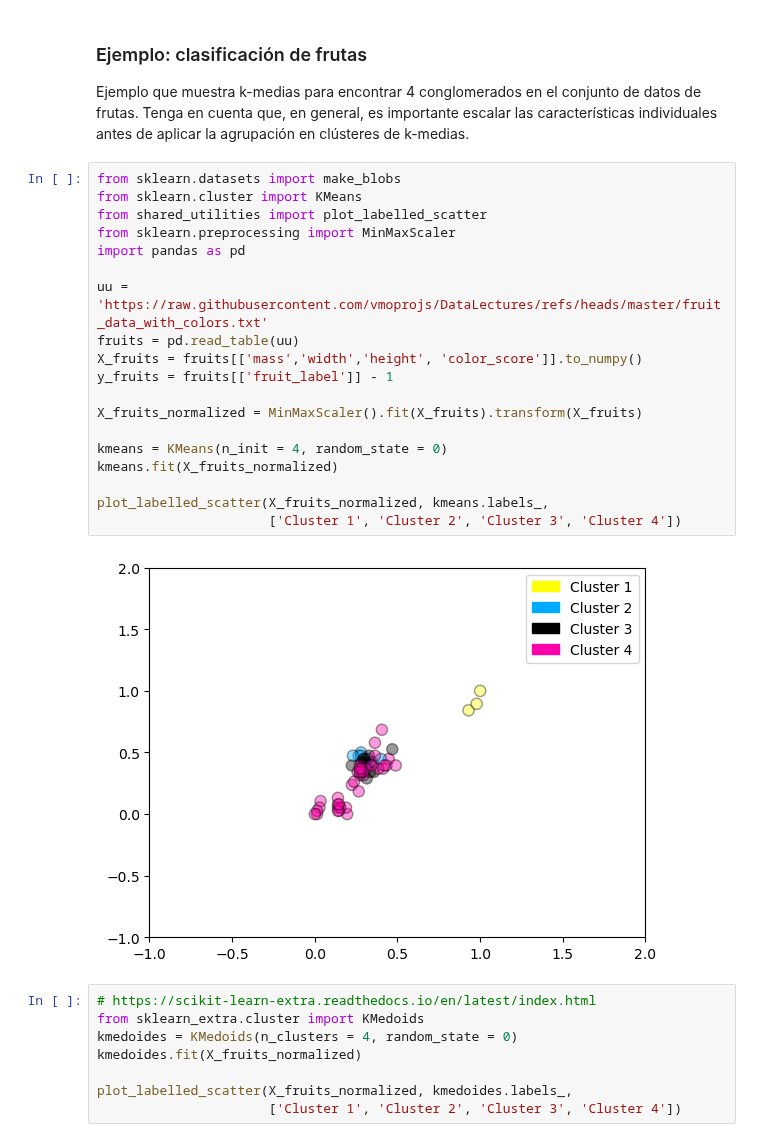
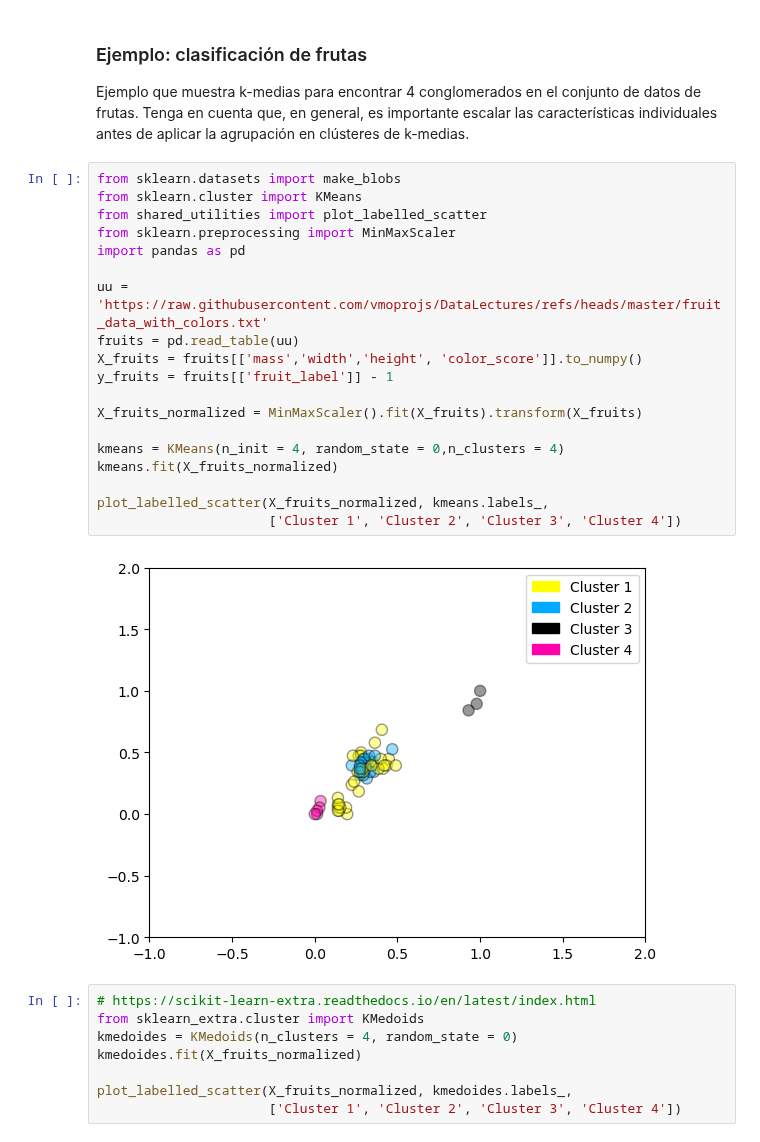
Before and after one commit to vmoprojs/MLPython, a Jupyter notebook: _build/jupyter_execute/NoSupervizado.ipynb, the cells around one changed output. Drawn from its saved outputs; the diff is of its cells as text.

```diff
--- a/_build/jupyter_execute/NoSupervizado.ipynb
+++ b/_build/jupyter_execute/NoSupervizado.ipynb
@@ -77,24 +77,24 @@ Ejemplo que muestra k-medias para encontrar 4 conglomerados en el conjunto de da
 # %%
 from sklearn.datasets import make_blobs
 from sklearn.cluster import KMeans
 from shared_utilities import plot_labelled_scatter
 from sklearn.preprocessing import MinMaxScaler
 import pandas as pd
 
 uu = 'https://raw.githubusercontent.com/vmoprojs/DataLectures/refs/heads/master/fruit_data_with_colors.txt'
 fruits = pd.read_table(uu)
 X_fruits = fruits[['mass','width','height', 'color_score']].to_numpy()
 y_fruits = fruits[['fruit_label']] - 1
 
 X_fruits_normalized = MinMaxScaler().fit(X_fruits).transform(X_fruits)
 
-kmeans = KMeans(n_init = 4, random_state = 0)
+kmeans = KMeans(n_init = 4, random_state = 0,n_clusters = 4)
 kmeans.fit(X_fruits_normalized)
 
 plot_labelled_scatter(X_fruits_normalized, kmeans.labels_,
                       ['Cluster 1', 'Cluster 2', 'Cluster 3', 'Cluster 4'])
 # %% [output]
-[figure, old version]
+[figure, new version]
 # %%
 # https://scikit-learn-extra.readthedocs.io/en/latest/index.html
 from sklearn_extra.cluster import KMedoids
```
Also changed, not shown: parts of 2 cells of this notebook, 8 other files.
